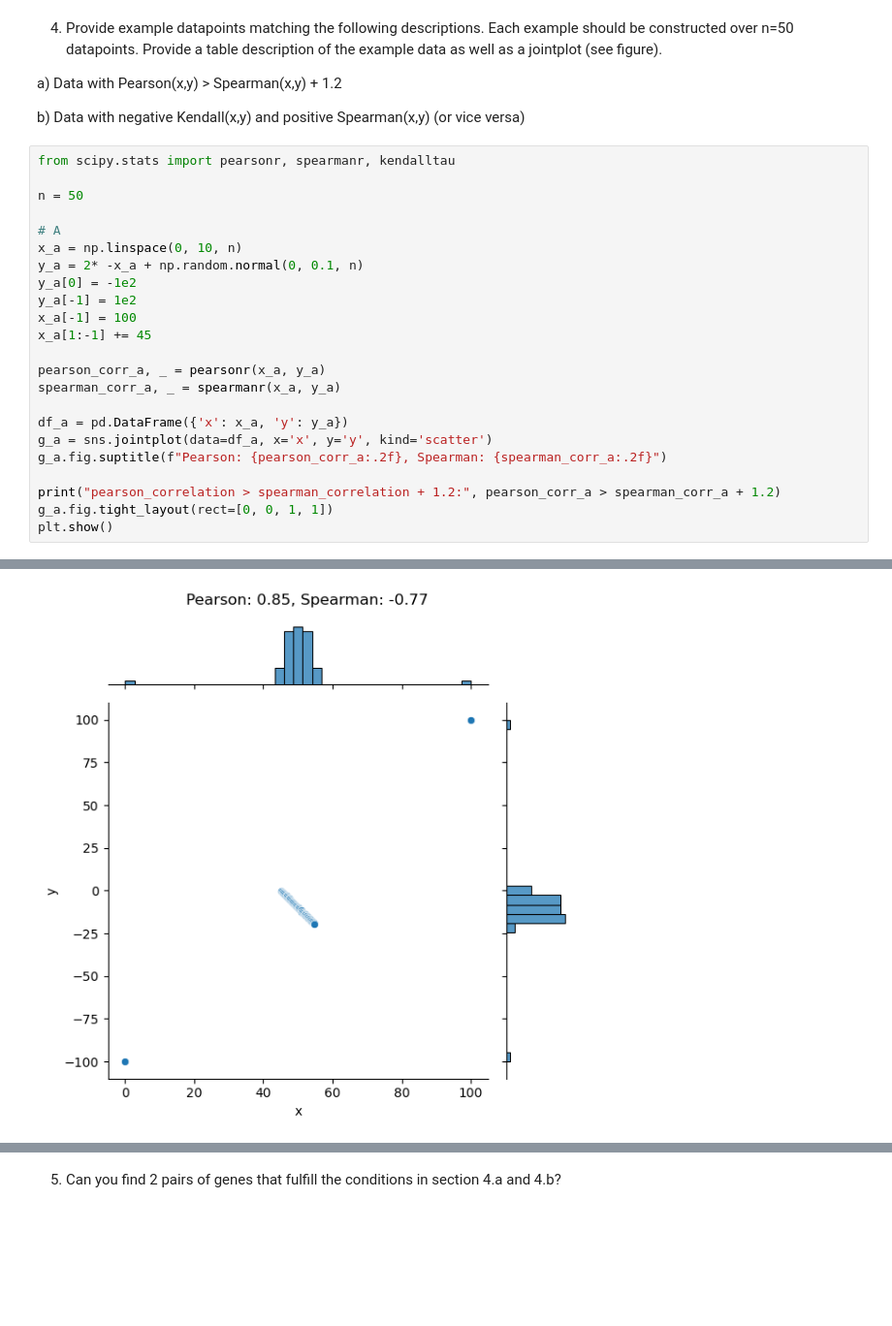
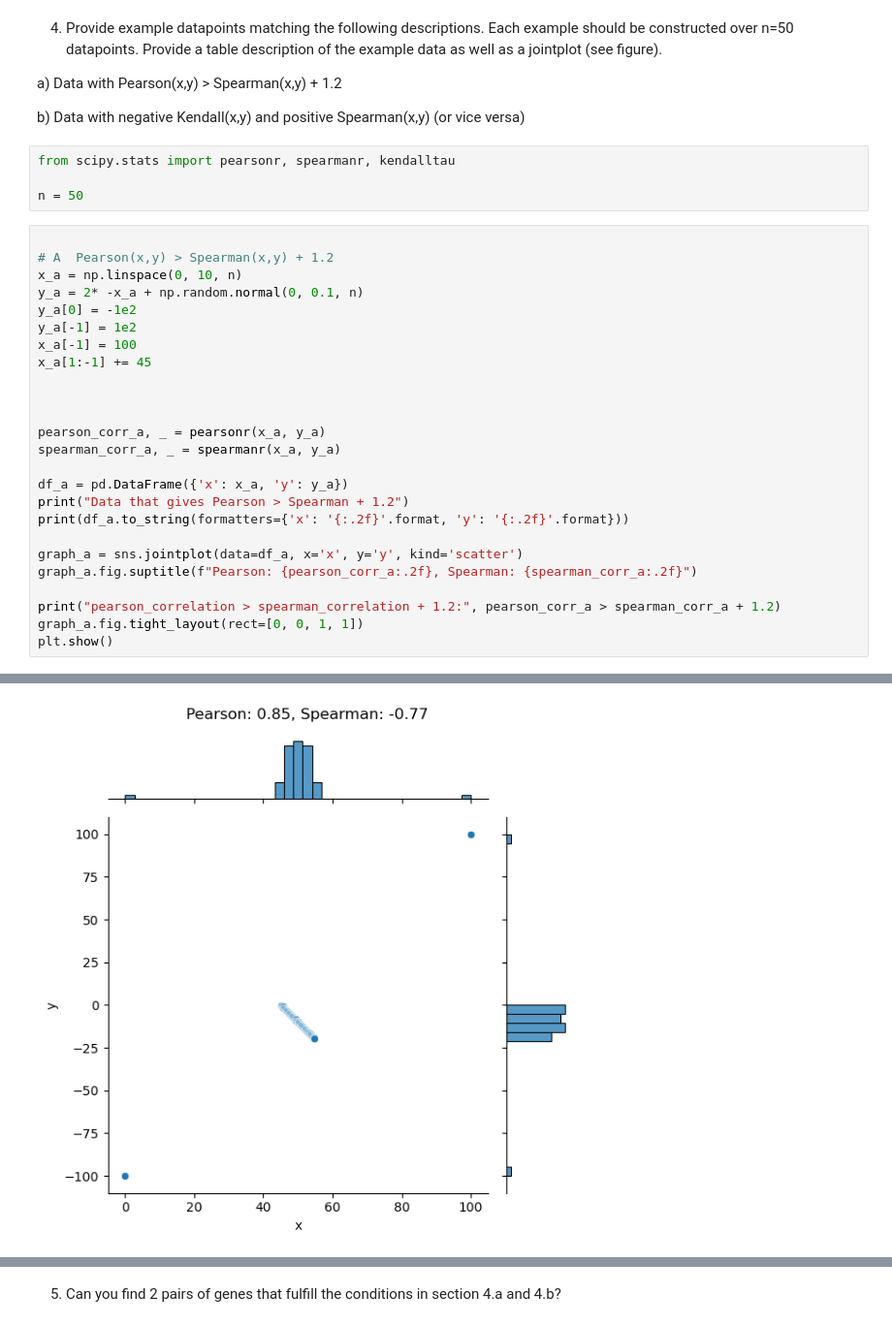
Before and after one commit to matanyaw9/iml_project, a Jupyter notebook: 206561847_207865031_part_1.ipynb, the cells around one changed output, grey strips where cells are left out. Shown at 97% size. Cells and saved outputs as stored; diff of their text form; blank space fills up the shorter version.

```diff
--- a/part_1.ipynb
+++ b/206561847_207865031_part_1.ipynb
@@ -361,12 +361,13 @@ Pearson(x,y) > Spearman(x,y) + 1.2
 b) Data with negative Kendall(x,y) and
 positive Spearman(x,y) (or vice
 versa)
+# %%
+from scipy.stats import pearsonr, spearmanr, kendalltau
+
+n = 50
 # %%
-from scipy.stats import pearsonr, spearmanr, kendalltau
 
-n = 50
-
-# A
+# A  Pearson(x,y) > Spearman(x,y) + 1.2
 x_a = np.linspace(0, 10, n)
 y_a = 2* -x_a + np.random.normal(0, 0.1, n)
 y_a[0] = -1e2
@@ -374,14 +375,19 @@ y_a[-1] = 1e2
 x_a[-1] = 100
 x_a[1:-1] += 45
 
+
+
 pearson_corr_a, _ = pearsonr(x_a, y_a)
 spearman_corr_a, _ = spearmanr(x_a, y_a)
 
 df_a = pd.DataFrame({'x': x_a, 'y': y_a})
-g_a = sns.jointplot(data=df_a, x='x', y='y', kind='scatter')
-g_a.fig.suptitle(f"Pearson: {pearson_corr_a:.2f}, Spearman: {spearman_corr_a:.2f}")
+print("Data that gives Pearson > Spearman + 1.2")
+print(df_a.to_string(formatters={'x': '{:.2f}'.format, 'y': '{:.2f}'.format}))
+
+graph_a = sns.jointplot(data=df_a, x='x', y='y', kind='scatter')
+graph_a.fig.suptitle(f"Pearson: {pearson_corr_a:.2f}, Spearman: {spearman_corr_a:.2f}")
 
 print("pearson_correlation > spearman_correlation + 1.2:", pearson_corr_a > spearman_corr_a + 1.2)
-g_a.fig.tight_layout(rect=[0, 0, 1, 1])
+graph_a.fig.tight_layout(rect=[0, 0, 1, 1])
 plt.show()
 # %% [output]
@@ -388,4 +410,4 @@ plt.show()
 pearson_correlation > spearman_correlation + 1.2: True
-[figure, old version]
+[figure, new version]
 # %%
 
```
Also changed, not shown: parts of 39 cells of this notebook, 3 other files.
